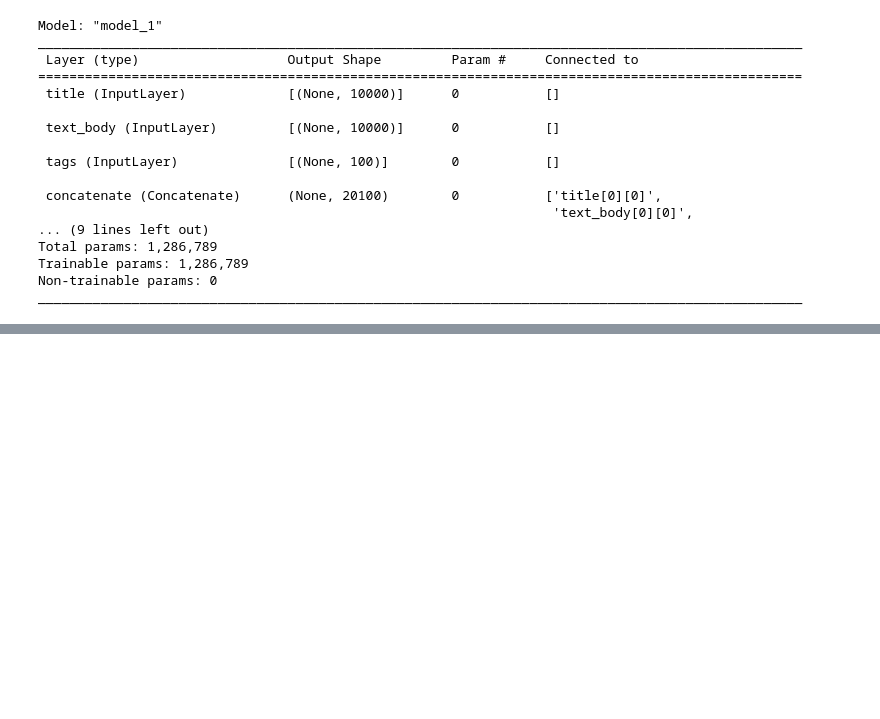
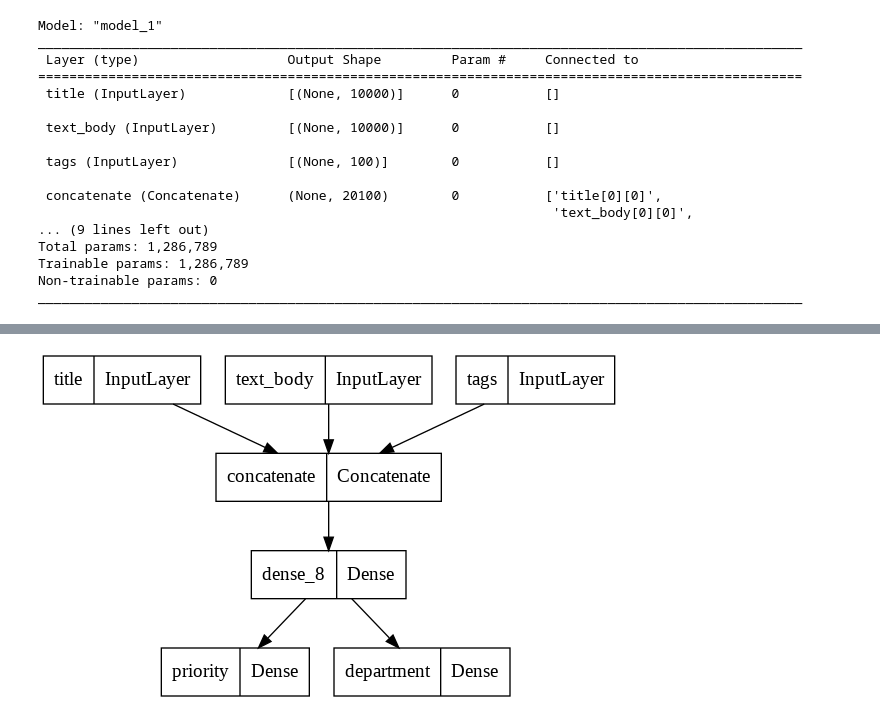
Before and after one commit to hiydavid/tfdev-learning, a Jupyter notebook: DLWP/ch7_working_with_keras.ipynb, the cells around one changed output, grey strips where cells are left out. Saved outputs shown, nothing was run; the diff lists cells and outputs as text; code cells hidden in the pictures; blank space fills up the shorter version.

```diff
--- a/DLWP/ch7_working_with_keras.ipynb
+++ b/DLWP/ch7_working_with_keras.ipynb
@@ -293,0 +298,5 @@ priority_preds, department_preds = model.predict(
+# %%
+# view model graph (topology)
+tf.keras.utils.plot_model(model, "ticket_classifier.png")
+# %% [output]
+[figure, added]
```
Also changed, not shown: parts of 9 cells of this notebook.
